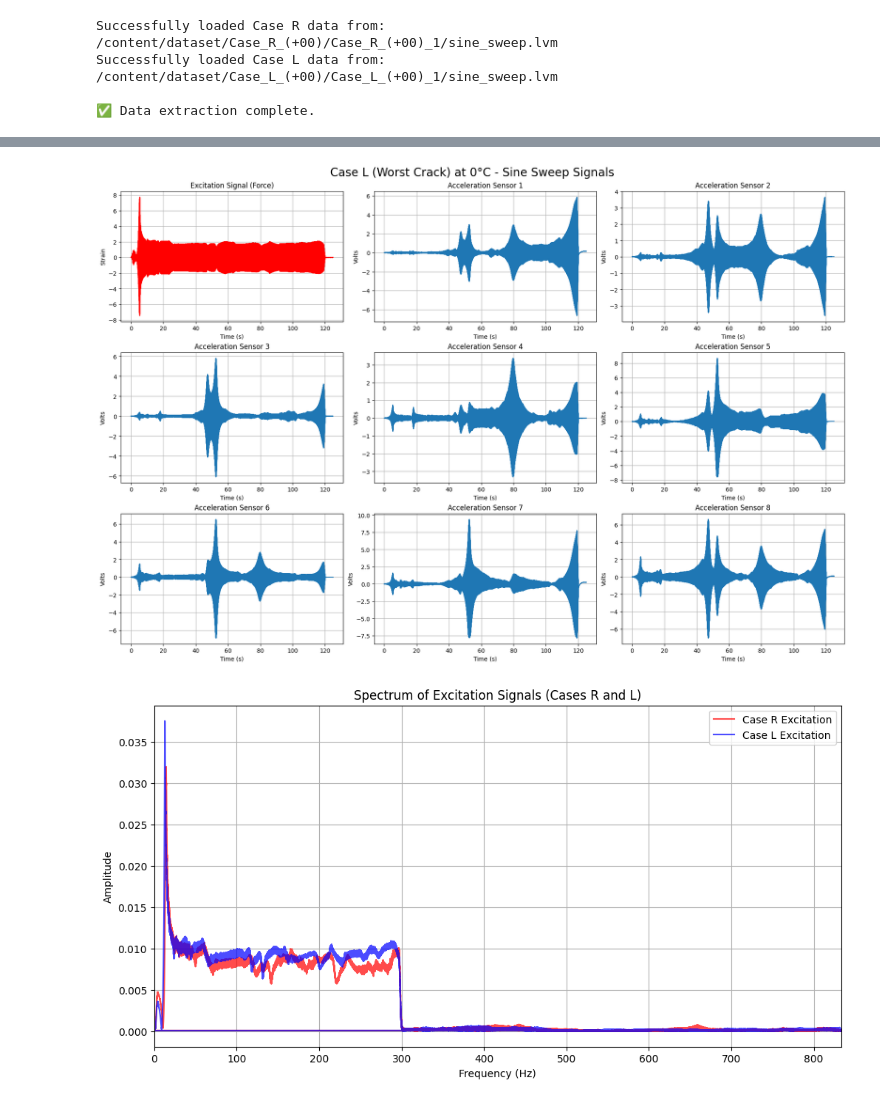
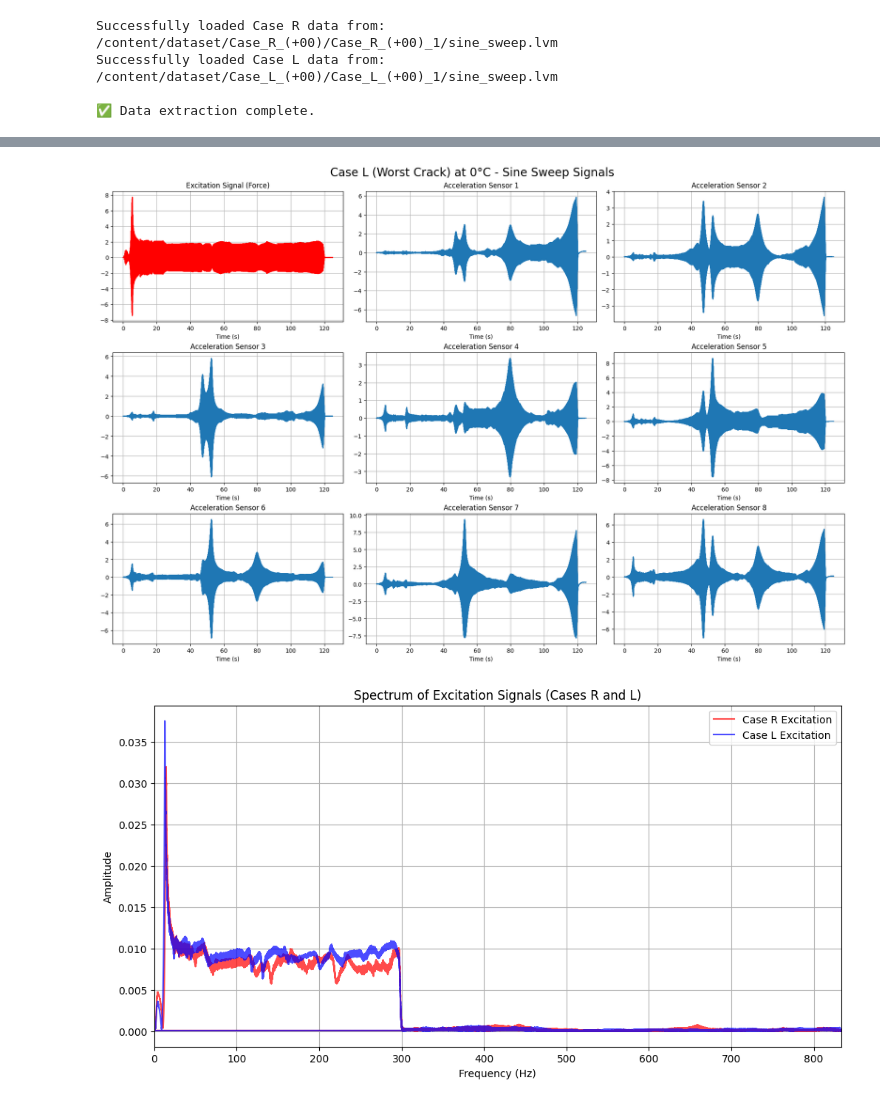
Before and after one commit to helonayala/sysid, a Jupyter notebook: wind_blade.ipynb, the cells around one changed output, grey strips where cells are left out. Cells and saved outputs as stored; diff of their text form; code cells hidden in the pictures.

```diff
--- a/wind_blade.ipynb
+++ b/wind_blade.ipynb
@@ -141,7 +141,6 @@ if 'lvm_r' in locals():
     axs_r[0].plot(time_r, excit_r, color='red')
     axs_r[0].set_title('Excitation Signal (Force)')
     axs_r[0].set_xlabel('Time (s)')
-    axs_r[0].set_ylabel('Strain')
     axs_r[0].grid(True)
 
     # 2. Plot the 8 Acceleration Signals
@@ -149,7 +148,6 @@ if 'lvm_r' in locals():
         axs_r[i+1].plot(time_r, accel_r[:, i])
         axs_r[i+1].set_title(f'Acceleration Sensor {i+1}')
         axs_r[i+1].set_xlabel('Time (s)')
-        axs_r[i+1].set_ylabel('Volts')
         axs_r[i+1].grid(True)
 
     plt.show()
@@ -160,35 +158,33 @@ else:
 # %%
 # @title 5. Plot Signals for Case L (Worst Crack, 0°C)
 # @markdown This cell plots the excitation signal and the 8 acceleration signals
 # @markdown for the worst crack case (L).
 if 'lvm_l' in locals():
     # Create a 3x3 grid for the 9 plots
     fig_l, axs_l = plt.subplots(3, 3, figsize=(18, 12), constrained_layout=True)
     fig_l.suptitle('Case L (Worst Crack) at 0°C - Sine Sweep Signals', fontsize=20)
 
     # Flatten the axes array for easy iteration
     axs_l = axs_l.flatten()
 
     # 1. Plot Excitation Signal
     axs_l[0].plot(time_l, excit_l, color='red')
     axs_l[0].set_title('Excitation Signal (Force)')
     axs_l[0].set_xlabel('Time (s)')
-    axs_l[0].set_ylabel('Strain')
     axs_l[0].grid(True)
 
     # 2. Plot the 8 Acceleration Signals
     for i in range(8):
         axs_l[i+1].plot(time_l, accel_l[:, i])
         axs_l[i+1].set_title(f'Acceleration Sensor {i+1}')
         axs_l[i+1].set_xlabel('Time (s)')
-        axs_l[i+1].set_ylabel('Volts')
         axs_l[i+1].grid(True)
 
     plt.show()
 else:
     print("❌ Case L data not loaded. Please run the previous cells first.")
 # %% [output]
-[figure, old version]
+[figure, new version]
 # %%
 # prompt: generate the spectrum of the signals in R and L. plot in the same graph (grouped by types, R and L)
 
```
Also changed, not shown: parts of 1 cell of this notebook.
